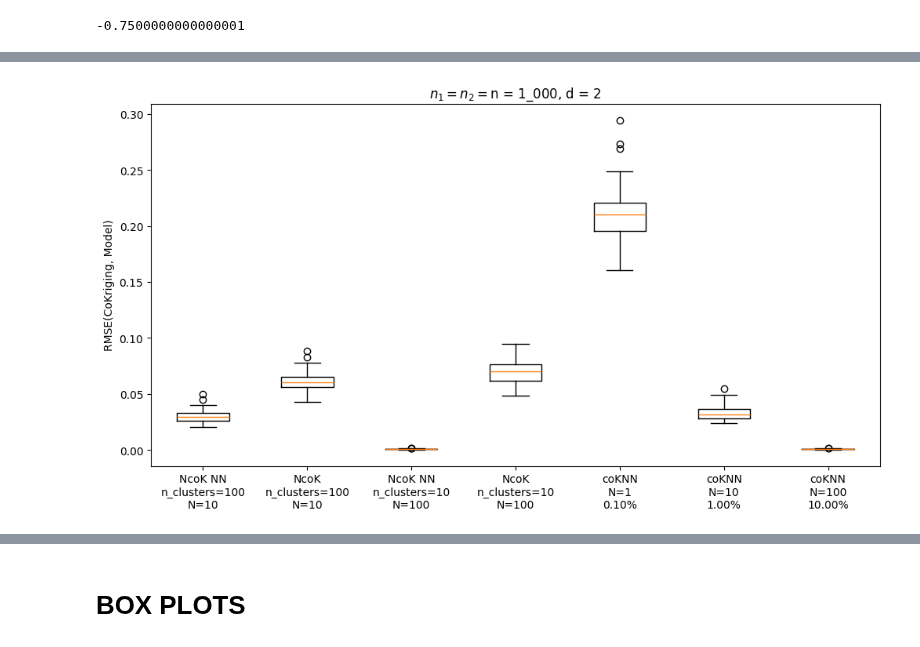
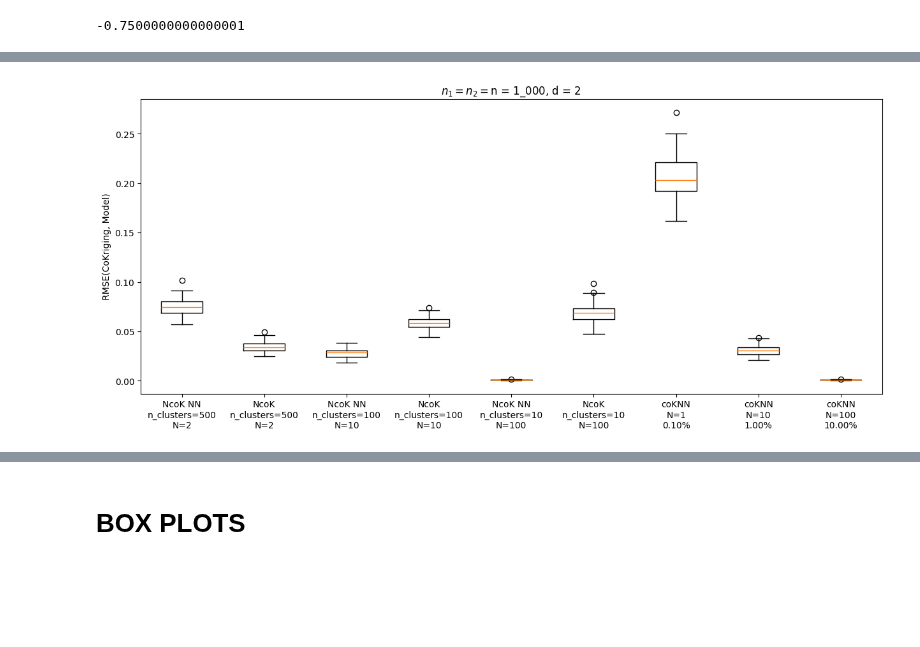
Before and after one commit to AlejandroVillazonG/NestedCoKriging, a Jupyter notebook: numerical_applications_paper.ipynb, the cells around one changed output, grey strips where cells are left out. Drawn from its saved outputs; the diff is of its cells as text; code cells hidden in the pictures; blank space fills up the shorter version.

```diff
--- a/numerical_applications_paper.ipynb
+++ b/numerical_applications_paper.ipynb
@@ -302,6 +302,6 @@ plt.title(f'$n_1 = n_2 = ${n = :_.0f}, {d = }');
 # %%
 d = 2
-n_1 = 10_000 + 100
+n_1 = 1_000 + 100
 n_2 = 1_000
 sup = 1
 
@@ -365,6 +365,7 @@ n_test = 100
 # %%
 Ns = [1, 10, 100]
 ns_clusters = [
+    500, # 2
     100, # 10
     10,  # 100
 ]
@@ -376,7 +377,7 @@ rmses_coKNN_test = []
 times_NcoK = []
 times_coKNN = []
 
-num_replications = 100
+num_replications = 50
 
 for _ in range(num_replications):
     rmse_coKNN = np.zeros(len(Ns))
@@ -475,12 +478,12 @@ n = n_2
 # %%
-plt.figure(figsize=(12,6))
+plt.figure(figsize=(15,6))
 
 plt.boxplot(np.hstack([rmses_NcoK, rmses_coKNN]))
 
 plt.xticks(range(1, 1 + 2*len(ns_clusters) + len(Ns)),
            np.array([(f'NcoK NN\n{n_clusters=}\nN={n//n_clusters}', f'NcoK\n{n_clusters=}\nN={n//n_clusters}') for n_clusters in ns_clusters]).flatten().tolist()
            + [f'coKNN\n{N=}\n{N/n:.2%}' for N in Ns])
 plt.ylabel('RMSE(CoKriging, Model)')
 plt.title(f'$n_1 = n_2 = ${n = :_.0f}, {d = }');
 # %% [output]
-[figure, old version]
+[figure, new version]
```
Also changed, not shown: parts of 15 cells of this notebook.
